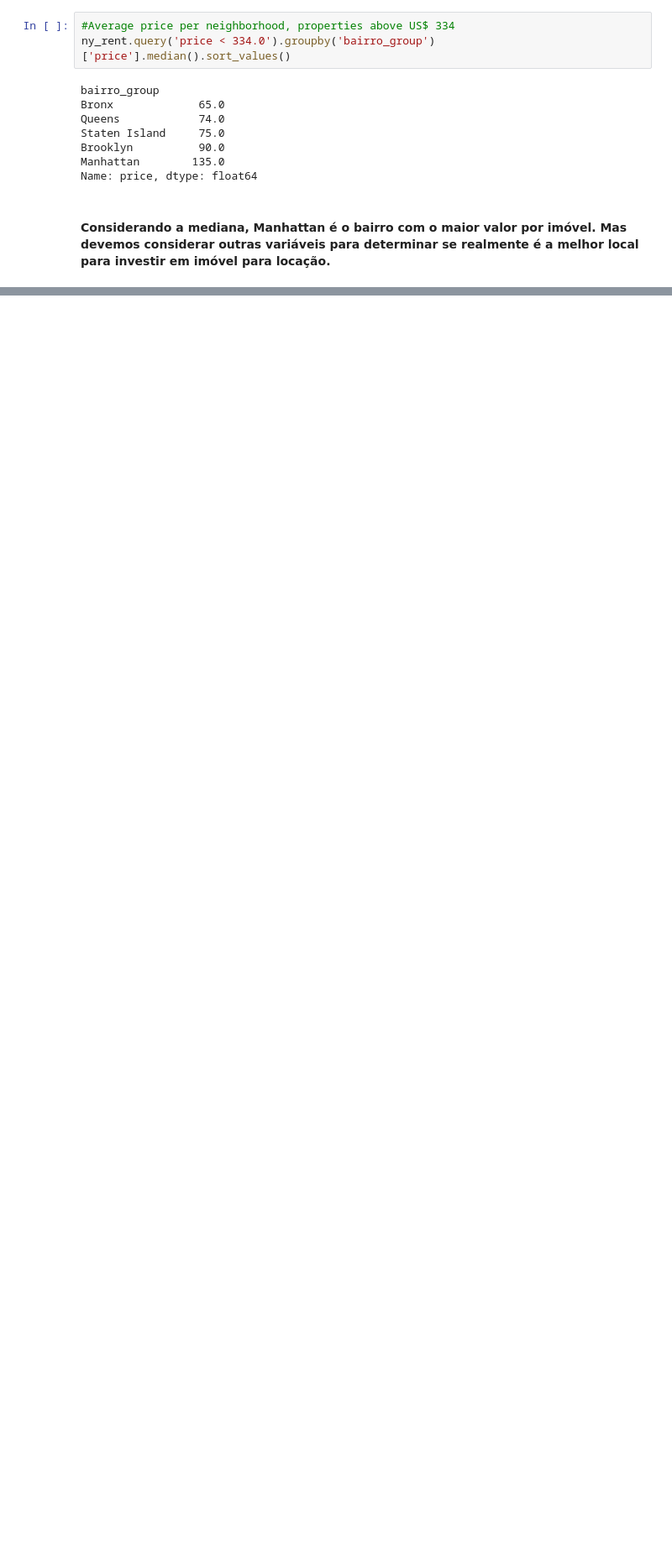
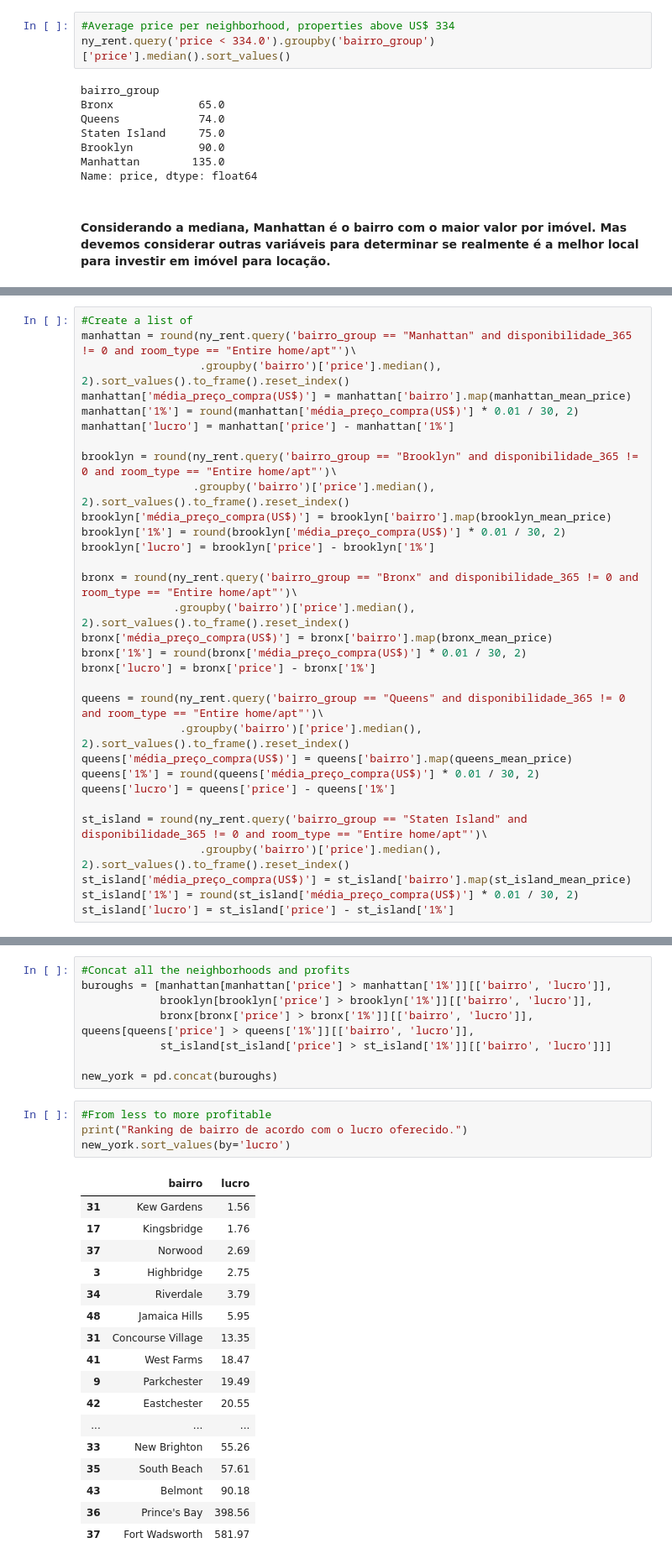
Before and after one commit to DenisePotenza/Indicium, a Jupyter notebook: LH_CD_DENISEPOTENZA.ipynb, the cells around one changed output, grey strips where cells are left out. Shown: that part at 84% size. Cells and saved outputs as stored; diff of their text form; blank space fills up the shorter version.

```diff
--- a/LH_CD_DENISEPOTENZA.ipynb
+++ b/LH_CD_DENISEPOTENZA.ipynb
@@ -359,0 +288,31 @@ ny_rent.query('bairro_group == "Manhattan" and reviews_por_mes < 1')
+# %%
+#Create a list of
+manhattan = round(ny_rent.query('bairro_group == "Manhattan" and disponibilidade_365 != 0 and room_type == "Entire home/apt"')\
+                  .groupby('bairro')['price'].median(), 2).sort_values().to_frame().reset_index()
+manhattan['média_preço_compra(US$)'] = manhattan['bairro'].map(manhattan_mean_price)
+manhattan['1%'] = round(manhattan['média_preço_compra(US$)'] * 0.01 / 30, 2)
+manhattan['lucro'] = manhattan['price'] - manhattan['1%']
+
+brooklyn = round(ny_rent.query('bairro_group == "Brooklyn" and disponibilidade_365 != 0 and room_type == "Entire home/apt"')\
+                 .groupby('bairro')['price'].median(), 2).sort_values().to_frame().reset_index()
+brooklyn['média_preço_compra(US$)'] = brooklyn['bairro'].map(brooklyn_mean_price)
+brooklyn['1%'] = round(brooklyn['média_preço_compra(US$)'] * 0.01 / 30, 2)
+brooklyn['lucro'] = brooklyn['price'] - brooklyn['1%']
+
+bronx = round(ny_rent.query('bairro_group == "Bronx" and disponibilidade_365 != 0 and room_type == "Entire home/apt"')\
+              .groupby('bairro')['price'].median(), 2).sort_values().to_frame().reset_index()
+bronx['média_preço_compra(US$)'] = bronx['bairro'].map(bronx_mean_price)
+bronx['1%'] = round(bronx['média_preço_compra(US$)'] * 0.01 / 30, 2)
+bronx['lucro'] = bronx['price'] - bronx['1%']
+
+queens = round(ny_rent.query('bairro_group == "Queens" and disponibilidade_365 != 0 and room_type == "Entire home/apt"')\
+               .groupby('bairro')['price'].median(), 2).sort_values().to_frame().reset_index()
+queens['média_preço_compra(US$)'] = queens['bairro'].map(queens_mean_price)
+queens['1%'] = round(queens['média_preço_compra(US$)'] * 0.01 / 30, 2)
+queens['lucro'] = queens['price'] - queens['1%']
+
+st_island = round(ny_rent.query('bairro_group == "Staten Island" and disponibilidade_365 != 0 and room_type == "Entire home/apt"')\
+                  .groupby('bairro')['price'].median(), 2).sort_values().to_frame().reset_index()
+st_island['média_preço_compra(US$)'] = st_island['bairro'].map(st_island_mean_price)
+st_island['1%'] = round(st_island['média_preço_compra(US$)'] * 0.01 / 30, 2)
+st_island['lucro'] = st_island['price'] - st_island['1%']
@@ -359,0 +349,30 @@ ny_rent.query('bairro_group == "Manhattan" and reviews_por_mes < 1')
+# %%
+#Concat all the neighborhoods and profits
+buroughs = [manhattan[manhattan['price'] > manhattan['1%']][['bairro', 'lucro']],
+            brooklyn[brooklyn['price'] > brooklyn['1%']][['bairro', 'lucro']],
+            bronx[bronx['price'] > bronx['1%']][['bairro', 'lucro']], queens[queens['price'] > queens['1%']][['bairro', 'lucro']],
+            st_island[st_island['price'] > st_island['1%']][['bairro', 'lucro']]]
+
+new_york = pd.concat(buroughs)
+# %%
+#From less to more profitable
+print("Ranking de bairro de acordo com o lucro oferecido.")
+new_york.sort_values(by='lucro')
+# %% [output]
+|  | bairro | lucro |
+| 31 | Kew Gardens | 1.56 |
+| 17 | Kingsbridge | 1.76 |
+| 37 | Norwood | 2.69 |
+| 3 | Highbridge | 2.75 |
+| 34 | Riverdale | 3.79 |
+| 48 | Jamaica Hills | 5.95 |
+| 31 | Concourse Village | 13.35 |
+| 41 | West Farms | 18.47 |
+| 9 | Parkchester | 19.49 |
+| 42 | Eastchester | 20.55 |
+| ... | ... | ... |
+| 33 | New Brighton | 55.26 |
+| 35 | South Beach | 57.61 |
+| 43 | Belmont | 90.18 |
+| 36 | Prince's Bay | 398.56 |
+| 37 | Fort Wadsworth | 581.97 |
```
Also changed, not shown: parts of 32 cells of this notebook.
